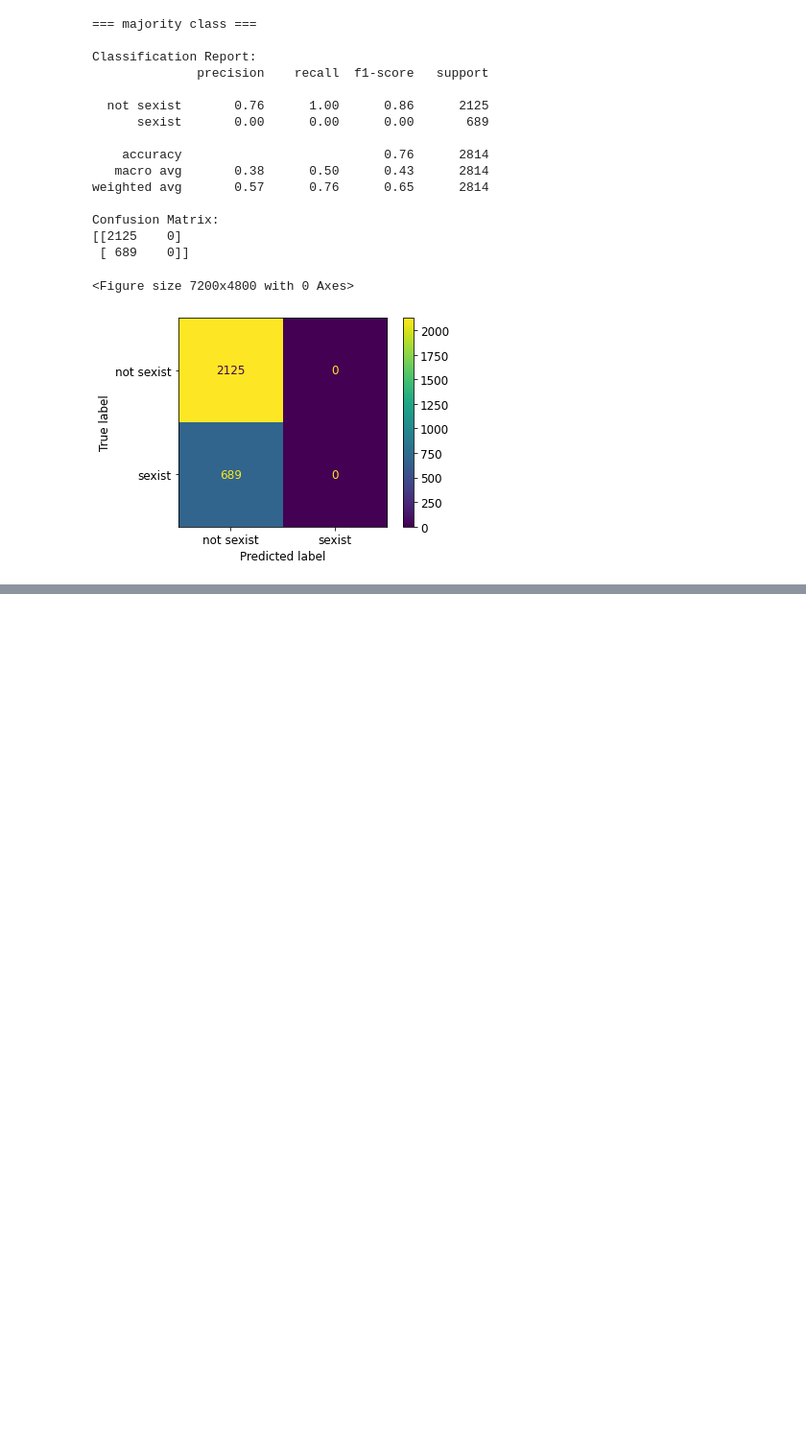
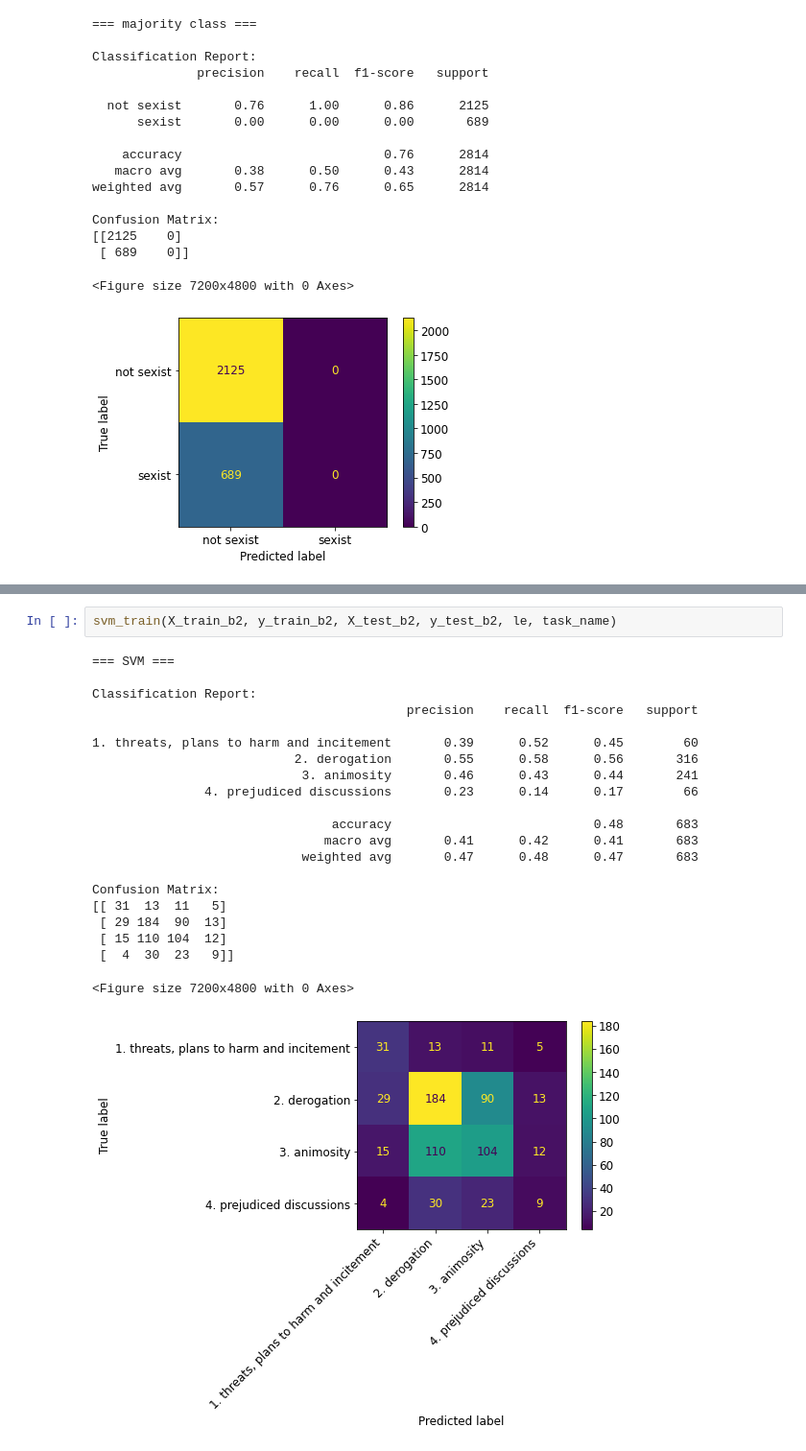
Before and after one commit to Awolters123/shared-task-IS, a Jupyter notebook: Shared_task_IS.ipynb, the cells around one changed output, grey strips where cells are left out. Shown at 96% size. Saved outputs shown, nothing was run; the diff lists cells and outputs as text; blank space fills up the shorter version.

```diff
--- a/Shared_task_IS.ipynb
+++ b/Shared_task_IS.ipynb
@@ -309,0 +382,24 @@ Classification Report:
+# %%
+svm_train(X_train_b2, y_train_b2, X_test_b2, y_test_b2, le, task_name)
+# %% [output]
+=== SVM ===
+
+Classification Report:
+                                          precision    recall  f1-score   support
+
+1. threats, plans to harm and incitement       0.39      0.52      0.45        60
+                           2. derogation       0.55      0.58      0.56       316
+                            3. animosity       0.46      0.43      0.44       241
+               4. prejudiced discussions       0.23      0.14      0.17        66
+
+                                accuracy                           0.48       683
+                               macro avg       0.41      0.42      0.41       683
+                            weighted avg       0.47      0.48      0.47       683
+
+Confusion Matrix:
+[[ 31  13  11   5]
+ [ 29 184  90  13]
+ [ 15 110 104  12]
+ [  4  30  23   9]]
+<Figure size 7200x4800 with 0 Axes>
+[figure, added]
```
Also changed, not shown: parts of 22 cells of this notebook.
